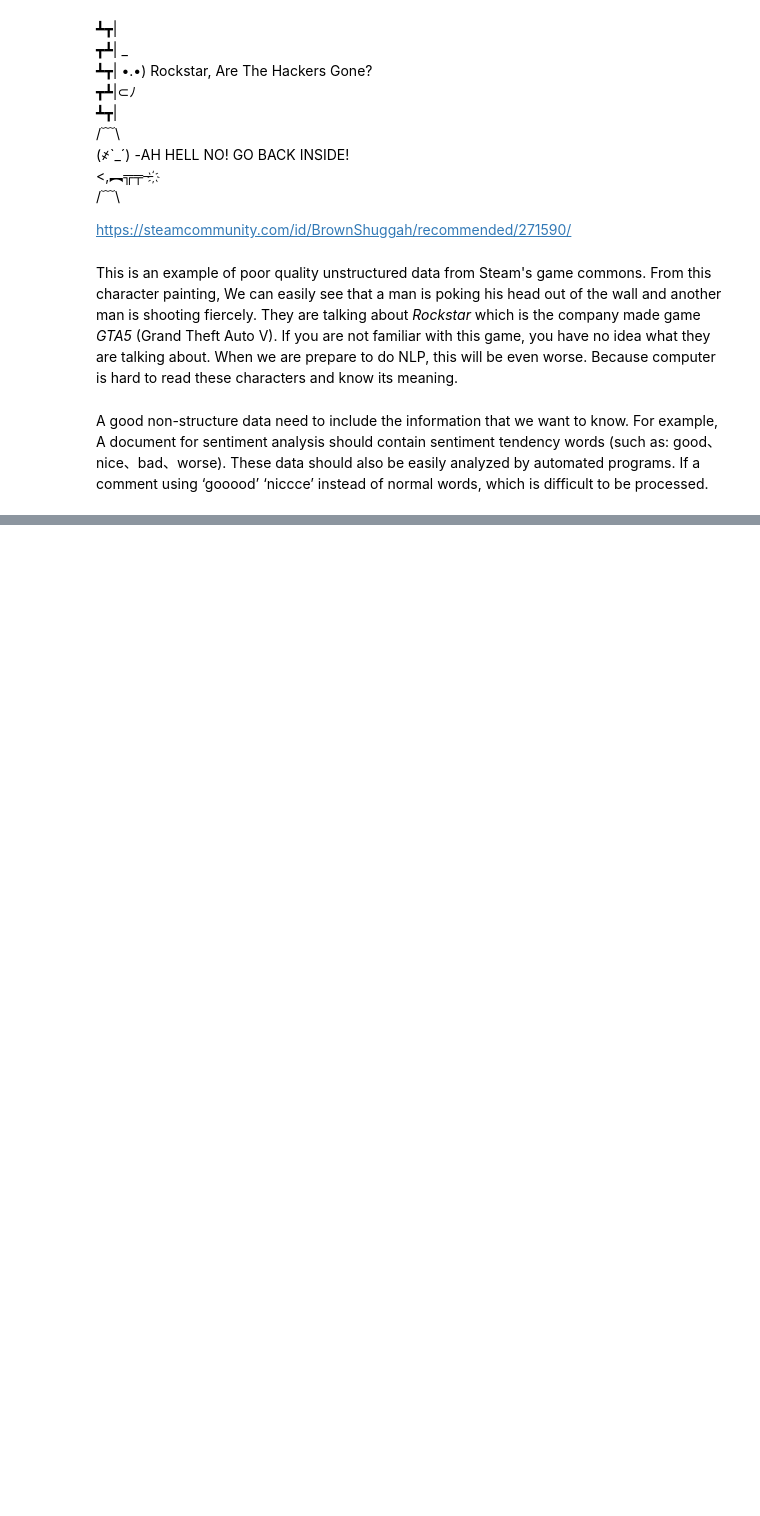
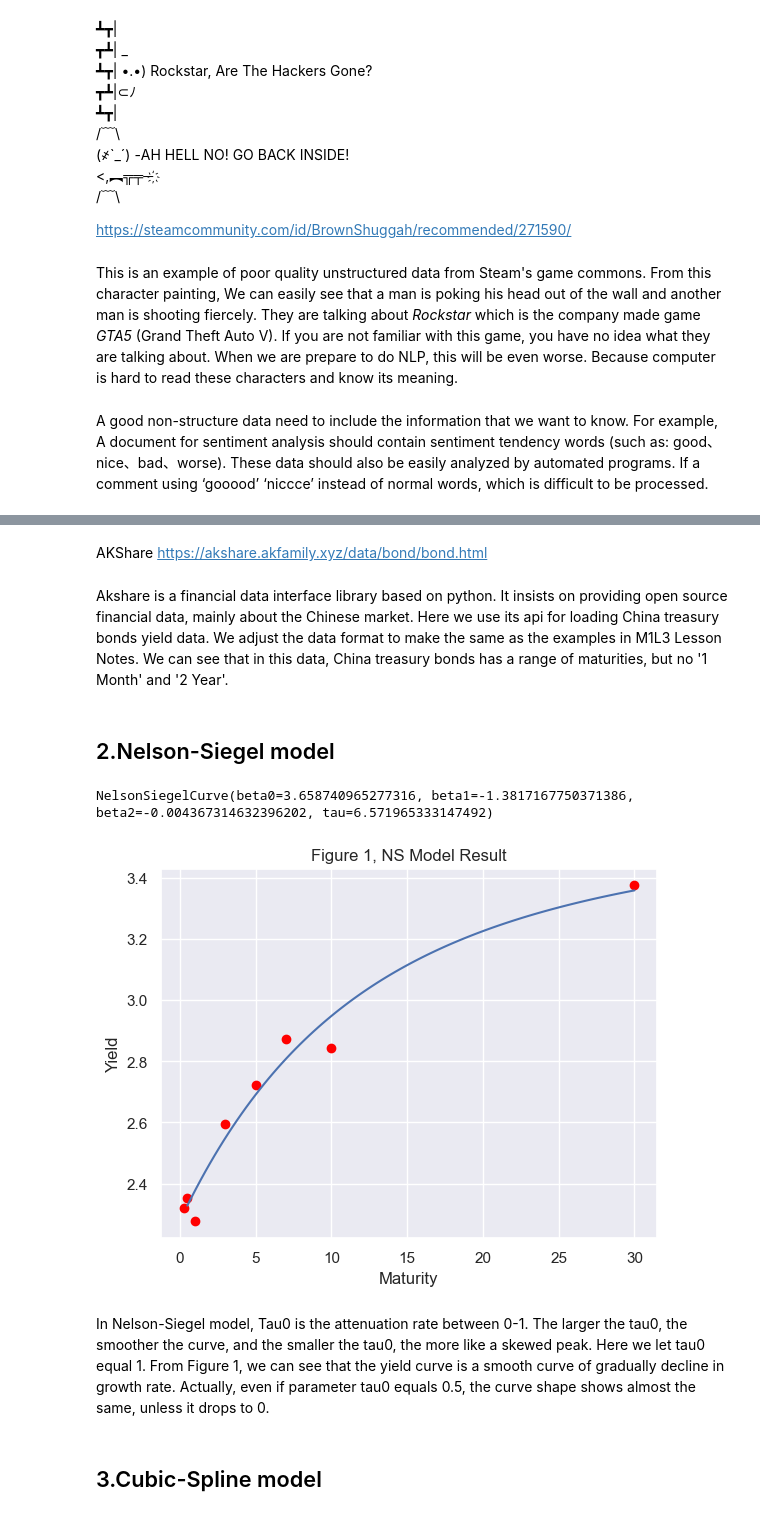
Before and after one commit to qiupin499/Gwp1-of-QW, a Jupyter notebook: gwp1.ipynb, the cells around one changed output, grey strips where cells are left out. Saved outputs shown, nothing was run; the diff lists cells and outputs as text; code cells hidden in the pictures; blank space fills up the shorter version.

```diff
--- a/gwp1.ipynb
+++ b/gwp1.ipynb
@@ -37,0 +41,21 @@ A good non-structure data need to include the information that we want to know.
+# %%
+# Loading libraries
+import pandas as pd
+import numpy as np
+from nelson_siegel_svensson.calibrate import calibrate_ns_ols
+import matplotlib.pyplot as plt
+import seaborn as sns
+sns.set()
+# %%
+# Download China treasury bonds yield data from AKShare
+import akshare as ak
+bond_china_yield_df = ak.bond_china_yield(start_date="20210201", end_date="20220201")
+print(bond_china_yield_df)
+yields = bond_china_yield_df[bond_china_yield_df['曲线名称'] == '中债国债收益率曲线'] # We only need Yield curve of China National Debt.
+
+# Data preprocessing
+yields.set_index('日期', inplace=True)
+yields.index = pd.to_datetime(yields.index) # Turn the index to time format
+yields.drop(columns=['曲线名称'], inplace=True)  # Delete name column
+yields.columns = ['3 Month', '6 Month', '1 Year', '3 Year', '5 Year', '7 Year', '10 Year', '30 Year'] # Rename columns for clarity
+yields.loc['2021-12-10'] # Now we only focus on date '2021-12-10'
@@ -37,0 +93,30 @@ A good non-structure data need to include the information that we want to know.
+# %% [markdown]
+AKShare  https://akshare.akfamily.xyz/data/bond/bond.html
+# %% [markdown]
+Akshare is a financial data interface library based on python. It insists on providing open source financial data, mainly about the Chinese market. Here we use its api for loading China treasury bonds yield data. We adjust the data format to make the same as the examples in M1L3 Lesson Notes. We can see that in this data, China treasury bonds has a range of maturities, but no '1 Month' and '2 Year'.
+# %% [markdown]
+ ## 2.Nelson-Siegel model
+# %%
+# Create maturity and yield variables in array form
+t = np.array([0.25,0.5,1,3,5,7,10,30]) # 0.25 year is 3 months and 0.5 year is 6 months
+y = np.array(yields.loc["2021-12-10"])
+# Fit an NS model for yields from 2021-12-10
+curve, status = calibrate_ns_ols(t, y, tau0=1)  # Select parameter tau0 equal 1
+assert status.success # Check if the status is successful
+print(curve)
+# Draw yield curve using NS model
+y_hat = curve
+t_hat = np.linspace(0.5,30,100) # The x-axis range from 0.5 to 300 and are divided into 100 points
+plt.plot(t_hat, y_hat(t_hat)) # y_hat(t_hat) is the estimated value of NS model at these 100 points
+plt.scatter(t, y, c="red") # The red dot is the true points
+plt.xlabel("Maturity")
+plt.ylabel("Yield")
+plt.title("Figure 1, NS Model Result")
+plt.show()
+# %% [output]
+NelsonSiegelCurve(beta0=3.658740965277316, beta1=-1.3817167750371386, beta2=-0.004367314632396202, tau=6.571965333147492)
+[figure, added]
+# %% [markdown]
+In Nelson-Siegel model, Tau0 is the attenuation rate between 0-1. The larger the tau0, the smoother the curve, and the smaller the tau0, the more like a skewed peak. Here we let tau0 equal 1. From Figure 1, we can see that the yield curve is a smooth curve of gradually decline in growth rate. Actually, even if parameter tau0 equals 0.5, the curve shape shows almost the same, unless it drops to 0.
+# %% [markdown]
+## 3.Cubic-Spline model
```
Also changed, not shown: parts of 8 cells of this notebook.
